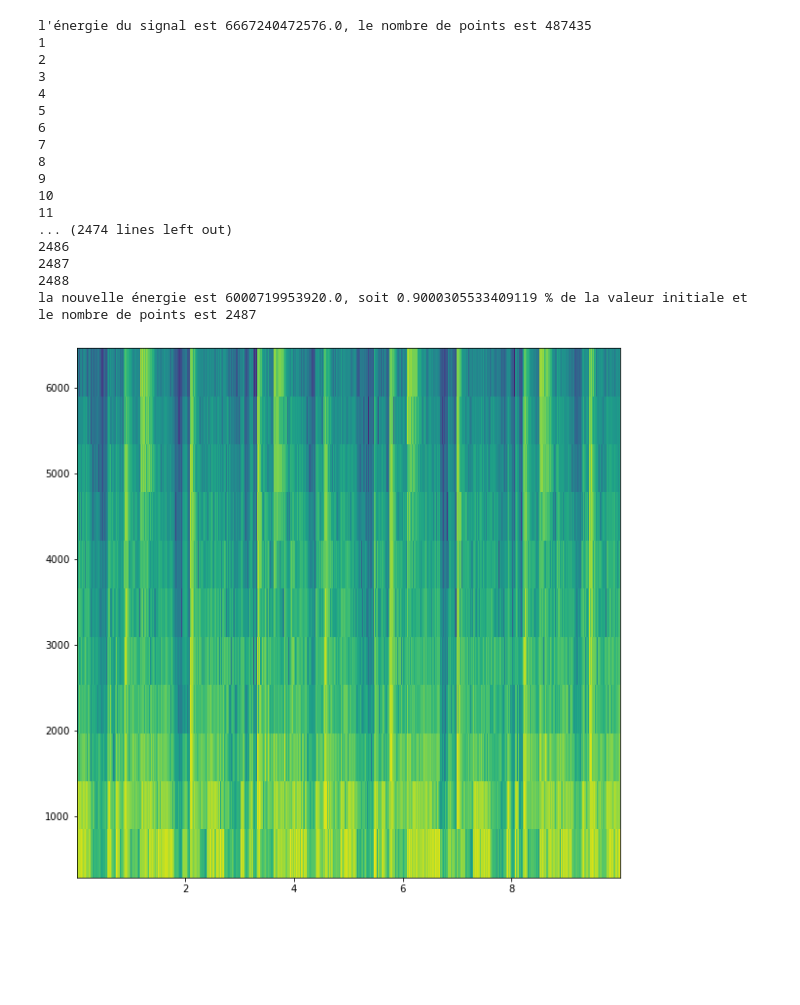
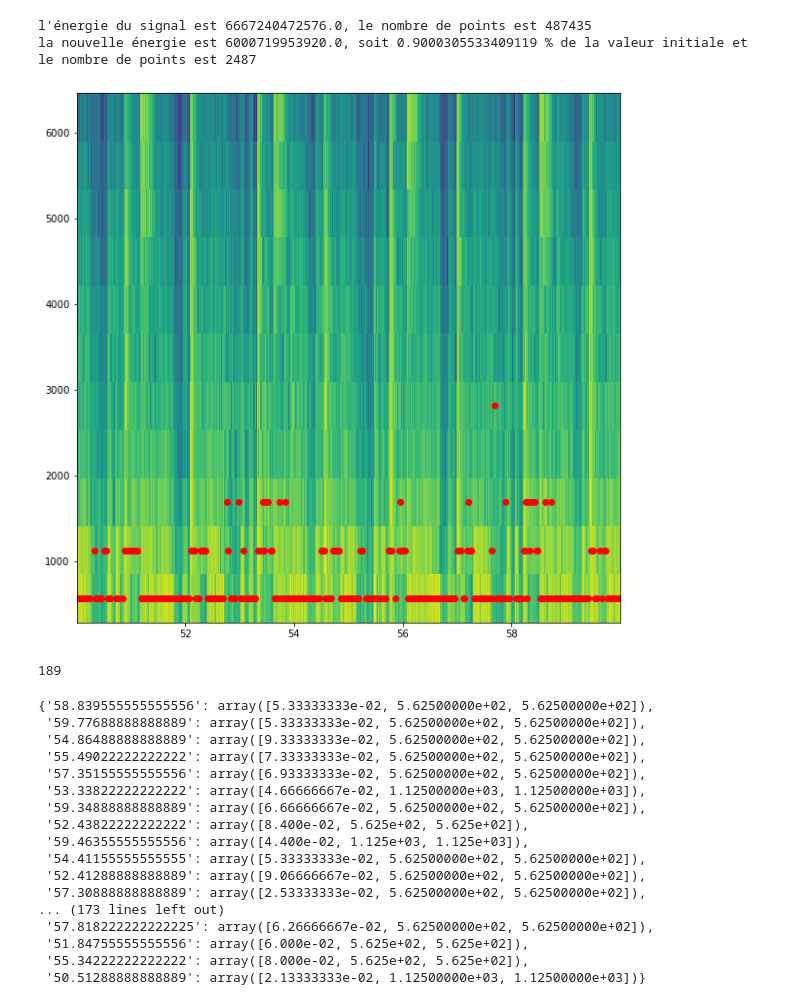
Before and after one commit to KilianPrvst/Projet_TDS, a Jupyter notebook: cr.ipynb, the cells around one changed output. Cells and saved outputs as stored; diff of their text form; code cells hidden in the pictures; blank space fills up the shorter version.

```diff
--- a/cr.ipynb
+++ b/cr.ipynb
@@ -195,35 +176,39 @@ class Encoding:
 # %%
 # ----------------------------------------------
 # Run the script
 # ----------------------------------------------
 if __name__ == '__main__':
 
     encoder = Encoding()
     fs, s = read('samples\Cash Machine - Anno Domini Beats.wav')
-    encoder.process(fs,s,tmin = 50, duration = 10, delta_t = 0.01)
-    encoder.display_spectrogram(display_anchors=False)
-    #encoder.compare_distance()
-    # #encoder.display_spectrogram(display_anchors=True)
-    #print(len(encoder.hashes))
+    encoder.process(fs,s,tmin = 50, duration = 10, delta_t = 0.1)
+    encoder.display_spectrogram(display_anchors=True)
 # %% [output]
 l'énergie du signal est 6667240472576.0, le nombre de points est 487435
-1
-2
-3
-4
-5
-6
-7
-8
-9
-10
-11
-... (2474 lines left out)
-2486
-2487
-2488
 la nouvelle énergie est 6000719953920.0, soit 0.9000305533409119 % de la valeur initiale et le nombre de points est 2487
-[figure, old version]
+[figure, new version]
+# %%
+print(len(encoder.hashes))
+encoder.hashes
+# %% [output]
+189
+{'58.839555555555556': array([5.33333333e-02, 5.62500000e+02, 5.62500000e+02]),
+ '59.77688888888889': array([5.33333333e-02, 5.62500000e+02, 5.62500000e+02]),
+ '54.86488888888889': array([9.33333333e-02, 5.62500000e+02, 5.62500000e+02]),
+ '55.49022222222222': array([7.33333333e-02, 5.62500000e+02, 5.62500000e+02]),
+ '57.35155555555556': array([6.93333333e-02, 5.62500000e+02, 5.62500000e+02]),
+ '53.33822222222222': array([4.66666667e-02, 1.12500000e+03, 1.12500000e+03]),
+ '59.34888888888889': array([6.66666667e-02, 5.62500000e+02, 5.62500000e+02]),
+ '52.43822222222222': array([8.400e-02, 5.625e+02, 5.625e+02]),
+ '59.46355555555556': array([4.400e-02, 1.125e+03, 1.125e+03]),
+ '54.41155555555555': array([5.33333333e-02, 5.62500000e+02, 5.62500000e+02]),
+ '52.41288888888889': array([9.06666667e-02, 5.62500000e+02, 5.62500000e+02]),
+ '57.30888888888889': array([2.53333333e-02, 5.62500000e+02, 5.62500000e+02]),
+... (173 lines left out)
+ '57.818222222222225': array([6.26666667e-02, 5.62500000e+02, 5.62500000e+02]),
+ '51.84755555555556': array([6.000e-02, 5.625e+02, 5.625e+02]),
+ '55.34222222222222': array([8.000e-02, 5.625e+02, 5.625e+02]),
+ '50.51288888888889': array([2.13333333e-02, 1.12500000e+03, 1.12500000e+03])}
 # %%
 # ----------------------------------------------------------------------------
 # Compares two set of hashes in order to determine if two audio files match
```
Also changed, not shown: parts of 7 cells of this notebook, 1 other file.
